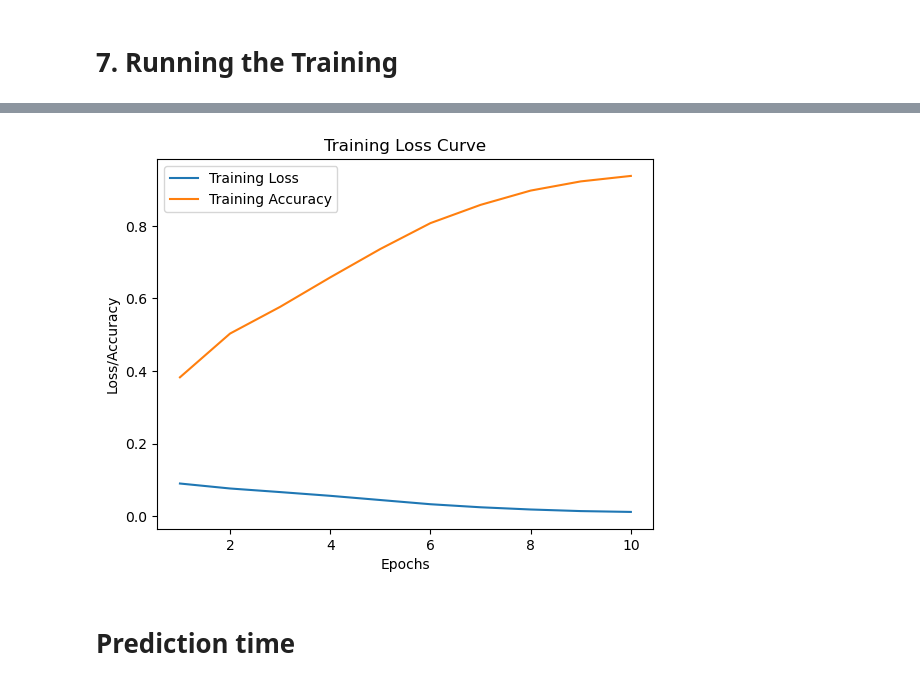
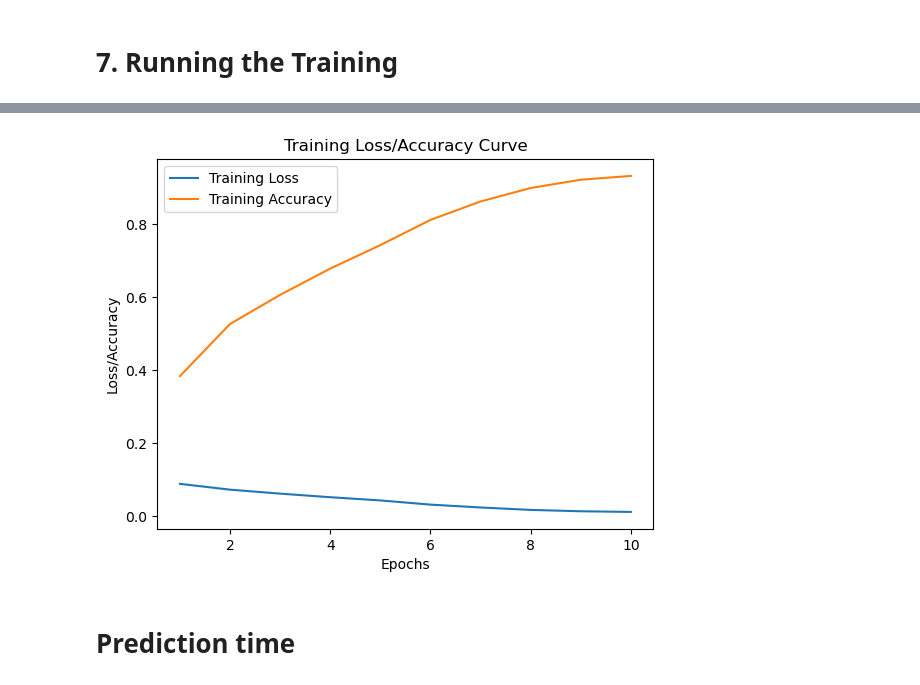
Before and after one commit to TheodoreCouz/Computer_Vision_Project, a Jupyter notebook: Quinten/Classification_model_simplified.ipynb, the cells around one changed output, grey strips where cells are left out. Drawn from its saved outputs; the diff is of its cells as text; code cells hidden in the pictures.

```diff
--- a/Quinten/Classification_model_simplified.ipynb
+++ b/Quinten/Classification_model_simplified.ipynb
@@ -40,10 +40,10 @@ class CustomResNetWithFeatures(nn.Module):
     def __init__(self, num_classes):
         super(CustomResNetWithFeatures, self).__init__()
         self.resnet = models.resnet18(pretrained=True)  # Using ResNet18
-        self.resnet.fc = nn.Linear(self.resnet.fc.in_features, 128)  # Modify ResNet output to 128 features
+        self.resnet.fc = nn.Linear(self.resnet.fc.in_features, 64)  # Modify ResNet output to 128 features
 
         # Fully connected layers for classification
-        self.fc1 = nn.Linear(128, 64)  # Combine image features, block type embedding, and cam_angle
+        self.fc1 = nn.Linear(64, 64)  # Combine image features, block type embedding, and cam_angle
         self.fc2 = nn.Linear(64, num_classes)  # Final output for classification (logits for each class)
 
     def forward(self, x):
@@ -57,11 +57,11 @@ class CustomResNetWithFeatures(nn.Module):
 def train_model(csv_file_path, images_dir_path, num_classes=6, num_epochs=10, batch_size=16, model_save_path="model.pth"):
     # Define image transformations
     transform = transforms.Compose([
-        transforms.RandomRotation(15),
-        transforms.RandomResizedCrop(224, scale=(0.8, 1.0)),
-        transforms.ColorJitter(brightness=0.1, contrast=0.1, saturation=0.1, hue=0.1),
+        # transforms.RandomRotation(15),
+        # transforms.RandomResizedCrop(224, scale=(0.8, 1.0)),
+        #transforms.ColorJitter(brightness=0.1, contrast=0.1, saturation=0.1, hue=0.1),
         transforms.ToTensor(),
-        transforms.Normalize(mean=[0.485, 0.456, 0.406], std=[0.229, 0.224, 0.225])
+        #transforms.Normalize(mean=[0.485, 0.456, 0.406], std=[0.229, 0.224, 0.225])
     ])
 
     # Load data
@@ -78,6 +78,10 @@ def train_model(csv_file_path, images_dir_path, num_classes=6, num_epochs=10, ba
 
     device = torch.device('cuda' if torch.cuda.is_available() else 'cpu')
     model.to(device)
+
+    # Save accuracy and loss data
+    accuracies = []
+    losses = []
 
     # Training loop
     for epoch in range(num_epochs):
@@ -102,12 +106,14 @@ def train_model(csv_file_path, images_dir_path, num_classes=6, num_epochs=10, ba
 
         accuracy = running_correct / len(dataloader.dataset)
         print(f"Epoch [{epoch+1}/{num_epochs}], Loss: {running_loss/len(dataloader.dataset):.4f}, Accuracy: {accuracy:.4f}")
+        accuracies.append(accuracy)
+        losses.append(running_loss/len(dataloader.dataset))
 
         # Save the model after every epoch
         torch.save(model.state_dict(), f"{model_save_path}_{epoch+1}.pth")
         print(f"Model saved after Epoch {epoch+1} to {model_save_path}")
 
-    return model
+    return model, accuracies, losses
 # %% [markdown]
 <h1>7. Running the Training</h1>
 # %%
@@ -123,5 +129,5 @@ def load_model(model_save_path, num_classes):
 # %%
 csv_file_path = '../COMP90086_2024_Project_train/train.csv'  # Path to your training CSV
 images_dir_path = '../COMP90086_2024_Project_train/train'  # Path to your training images
-model = train_model(csv_file_path, images_dir_path, num_classes=6, model_save_path='models_2/model') # comment/ uncomment to start training
+model, accuracies, losses = train_model(csv_file_path, images_dir_path, num_classes=6, model_save_path='models/model') # comment/ uncomment to start training
 # %% [output]
@@ -148,20 +154,18 @@ Model saved after Epoch 10 to models_2/model
 # %%
 # Plot loss and accuracy curves
 import matplotlib.pyplot as plt
 
 epochs = [1, 2, 3, 4, 5, 6, 7, 8, 9, 10]
-losses = [0.0899, 0.0762, 0.0663, 0.0560, 0.0444, 0.0328, 0.0244, 0.0183, 0.0139, 0.0116]
-accuracies = [0.3827, 0.5033, 0.5770, 0.6582, 0.7365, 0.8078, 0.8581, 0.8975, 0.9228, 0.9379]
 
 plt.plot(epochs, losses, label='Training Loss')
 plt.plot(epochs, accuracies, label='Training Accuracy')
 plt.xlabel('Epochs')
 plt.ylabel('Loss/Accuracy')
-plt.title('Training Loss Curve')
+plt.title('Training Loss/Accuracy Curve')
 plt.legend()
 plt.show()
 # %% [output]
-[figure, old version]
+[figure, new version]
 # %% [markdown]
 <h1>Prediction time</h1>
 # %%
```
Also changed, not shown: parts of 4 cells of this notebook, 22 other files.
